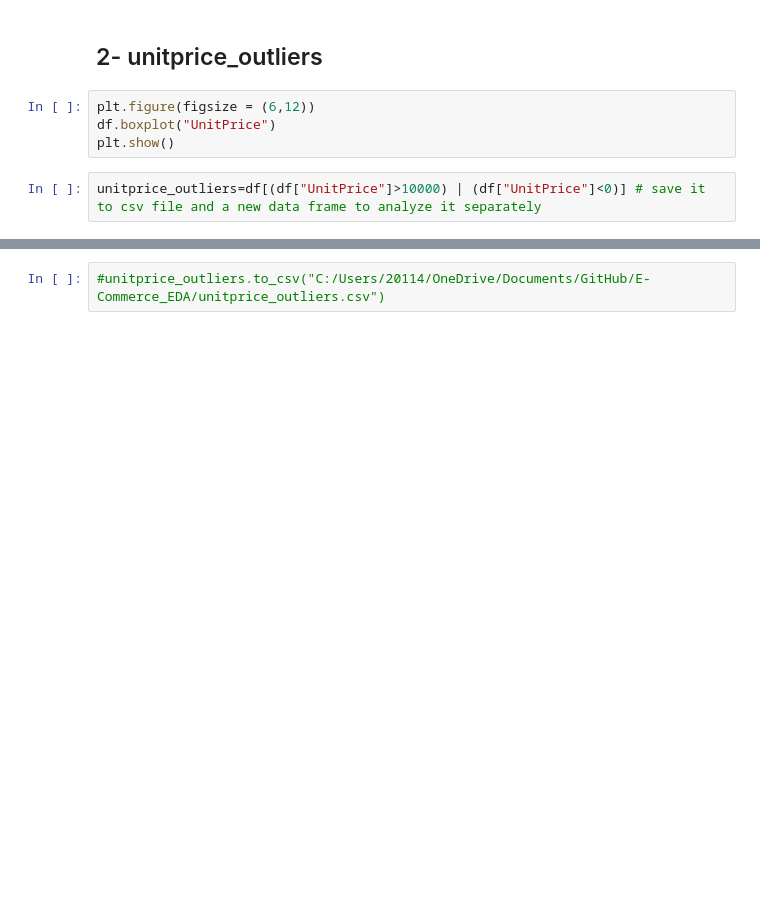
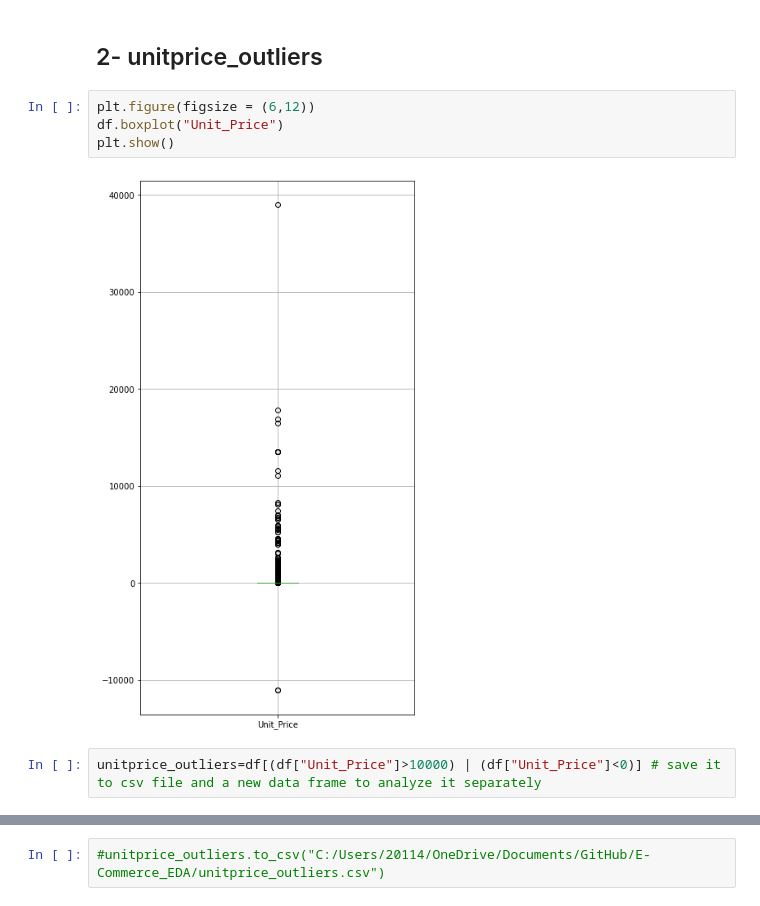
Before and after one commit to abdelrahmanbadoaayad/E-Commerce_EDA, a Jupyter notebook: e-commerce eda.ipynb, the cells around one changed output, grey strips where cells are left out. Saved outputs shown, nothing was run; the diff lists cells and outputs as text; blank space fills up the shorter version.

```diff
--- a/e-commerce eda.ipynb
+++ b/e-commerce eda.ipynb
@@ -166,9 +217,11 @@ quantity_outliers.loc[quantity_outliers.Quantity > 10000] # its ok (high amount
 ## 2- unitprice_outliers
 # %%
 plt.figure(figsize = (6,12))
-df.boxplot("UnitPrice")
+df.boxplot("Unit_Price")
 plt.show()
+# %% [output]
+[figure, added]
 # %%
-unitprice_outliers=df[(df["UnitPrice"]>10000) | (df["UnitPrice"]<0)] # save it to csv file and a new data frame to analyze it separately
+unitprice_outliers=df[(df["Unit_Price"]>10000) | (df["Unit_Price"]<0)] # save it to csv file and a new data frame to analyze it separately
 # %%
  len(unitprice_outliers)
```
Also changed, not shown: parts of 34 cells of this notebook.
